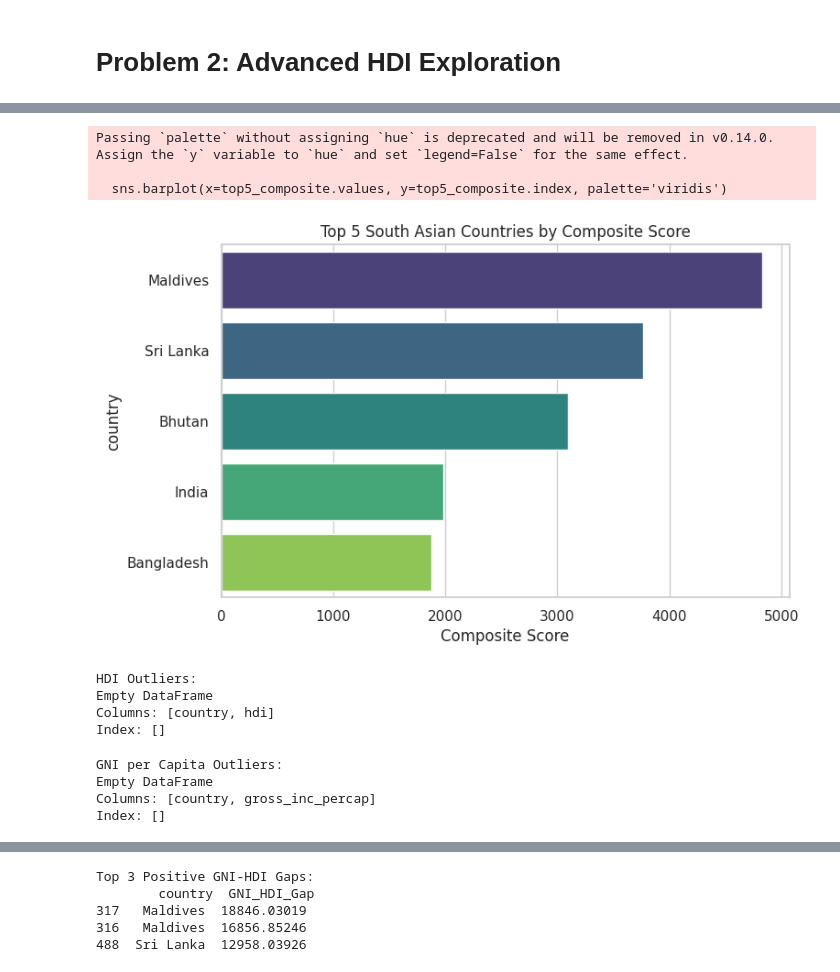
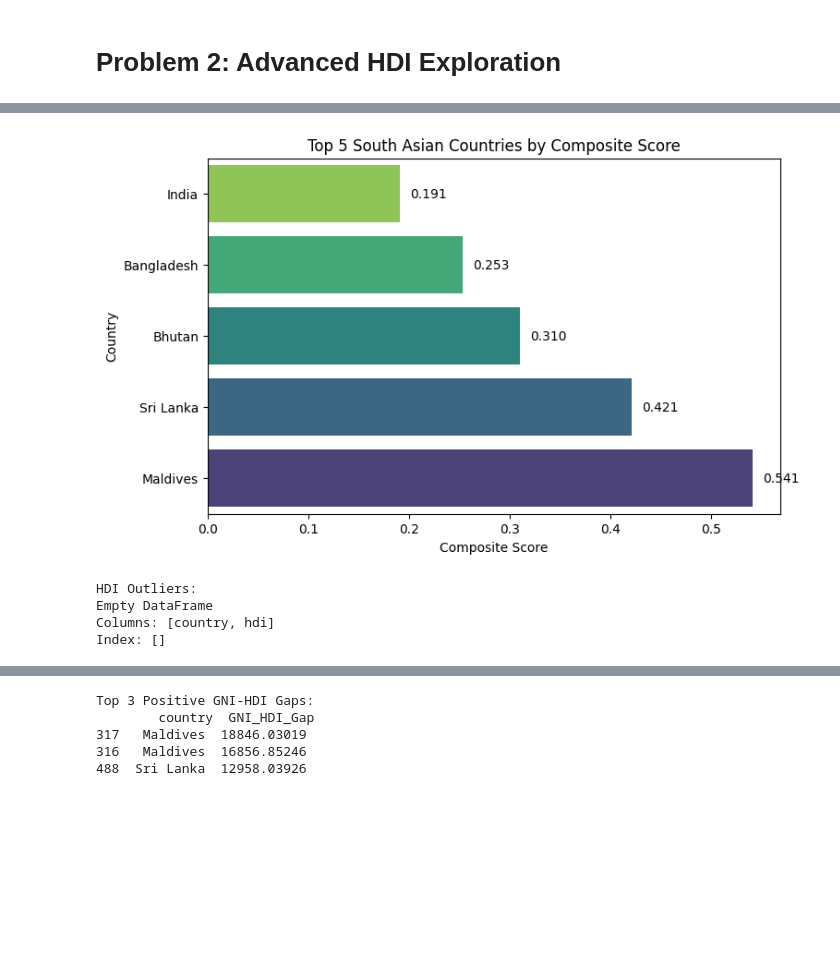
Before and after one commit to 06ksha/2461993_KrishaShrestha, a Jupyter notebook: 2461993_KrishaShrestha.ipynb, the cells around one changed output, grey strips where cells are left out. Cells and saved outputs as stored; diff of their text form; code cells hidden in the pictures; blank space fills up the shorter version.

```diff
--- a/2461993_KrishaShrestha.ipynb
+++ b/2461993_KrishaShrestha.ipynb
@@ -298,7 +317,18 @@ South Asia subset saved as HDI_SouthAsia.csv
+# %%
+# Normalizing Life Expectancy
+sa_df.loc[:, 'life_expectancy_index'] = (sa_df['life_expectancy'] - sa_df['life_expectancy'].min()) / \
+                                        (sa_df['life_expectancy'].max() - sa_df['life_expectancy'].min())
+
+# Normalizing GNI per Capita
+sa_df.loc[:, 'gni_percap_index'] = (sa_df['gross_inc_percap'] - sa_df['gross_inc_percap'].min()) / \
+                                   (sa_df['gross_inc_percap'].max() - sa_df['gross_inc_percap'].min())
 # %%
 #Task 2
-# Composite Development Score
-sa_df['Composite_Score'] = 0.30 * sa_df['life_expectancy'] + 0.30 * sa_df['gross_inc_percap']
+#Composite Score
+sa_df.loc[:, 'Composite_Score'] = 0.30 * sa_df['life_expectancy_index'] + 0.30 * sa_df['gni_percap_index']
+
+# Ranking countries
+sa_df = sa_df.sort_values(by='Composite_Score', ascending=False)
 # %%
 # Ranking countries by Composite Score
 sa_ranked = sa_df.groupby('country')['Composite_Score'].mean().sort_values(ascending=False)
@@ -336,16 +372,32 @@ Name: hdi, dtype: float64
 # %%
-# Plotting top 5 countries by Composite Score
-top5_composite = sa_ranked.head(5)
+# Top 5 countries by Composite Score
+top5_composite_df = sa_ranked.head(5).reset_index()
+top5_composite_df.columns = ['country', 'Composite_Score']
+
 plt.figure(figsize=(8,5))
-sns.barplot(x=top5_composite.values, y=top5_composite.index, palette='viridis')
+
+sns.barplot(
+    x='Composite_Score',
+    y='country',
+    data=top5_composite_df,
+    hue='country',
+    dodge=False,
+    palette='viridis',
+    legend=False
+)
+
 plt.title("Top 5 South Asian Countries by Composite Score")
 plt.xlabel("Composite Score")
+plt.ylabel("Country")
+plt.gca().invert_yaxis()
+
+# Adding numeric labels
+for i, v in enumerate(top5_composite_df['Composite_Score']):
+    plt.text(v + 0.01, i, f"{v:.3f}", va='center')
+
 plt.show()
 # %% [output]
-Passing `palette` without assigning `hue` is deprecated and will be removed in v0.14.0. Assign the `y` variable to `hue` and set `legend=False` for the same effect.
-
-  sns.barplot(x=top5_composite.values, y=top5_composite.index, palette='viridis')
-[figure, old version]
+[figure, new version]
 # %%
 #Task 3
 # Outlier Detection (Using 1.5 x IQR)
@@ -369,13 +421,6 @@ Index: []
 # %%
 # GNI per capita outliers
 gni_outliers = detect_outliers(sa_df, 'gross_inc_percap')
-print("\nGNI per Capita Outliers:")
-print(gni_outliers[['country','gross_inc_percap']])
-# %% [output]
-GNI per Capita Outliers:
-Empty DataFrame
-Columns: [country, gross_inc_percap]
-Index: []
 # %%
 # Scattering plot: GNI vs HDI with outliers highlighted
 plt.figure(figsize=(8,6))
```
Also changed, not shown: parts of 15 cells of this notebook.
